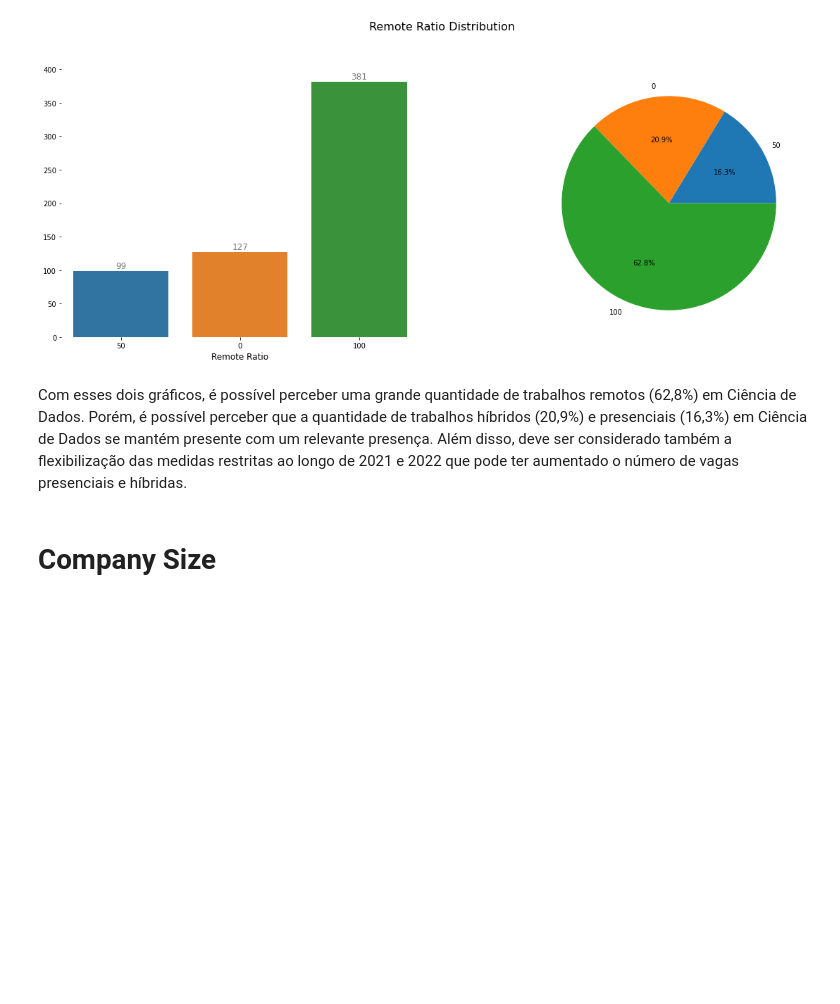
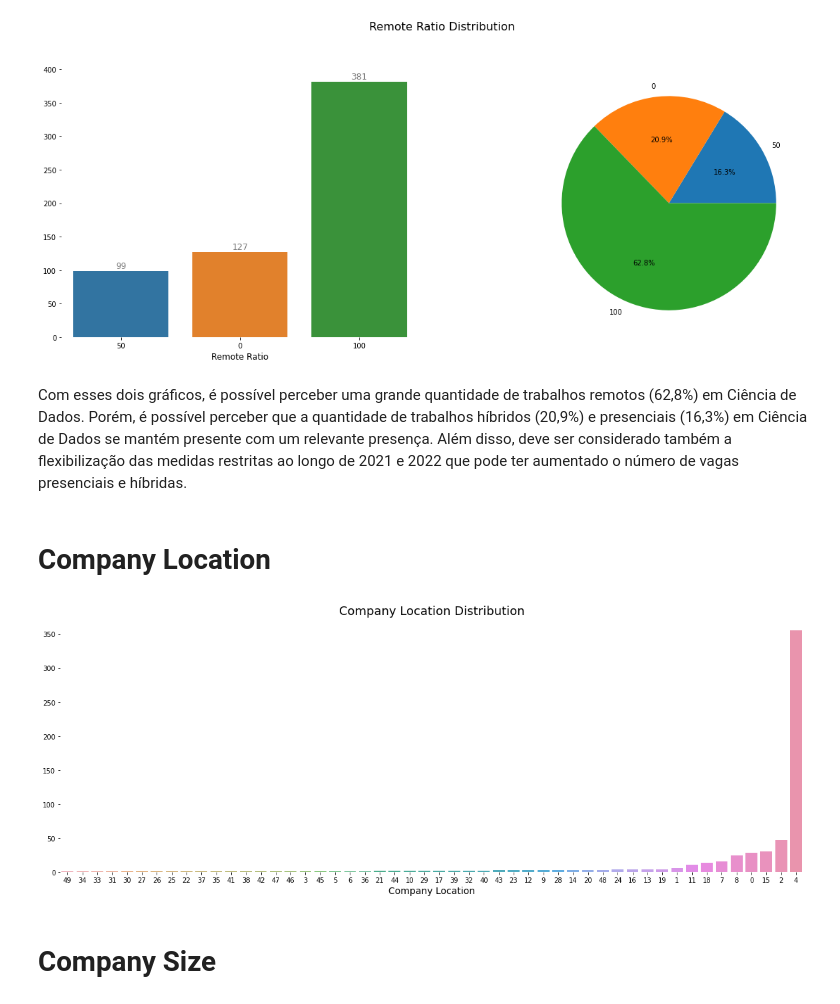
Before and after one commit to leotanaka4/ds-job-salaries, a Jupyter notebook: main.ipynb, the cells around one changed output. Saved outputs shown, nothing was run; the diff lists cells and outputs as text; code cells hidden in the pictures; blank space fills up the shorter version.

```diff
--- a/main.ipynb
+++ b/main.ipynb
@@ -608,6 +626,12 @@ univariate_multi_plot(x="remote_ratio", xlabel="Remote Ratio")
 [figure]
 # %% [markdown]
 Com esses dois gráficos, é possível perceber uma grande quantidade de trabalhos remotos (62,8%) em Ciência de Dados. Porém, é possível perceber que a quantidade de trabalhos híbridos (20,9%) e presenciais (16,3%) em Ciência de Dados se mantém presente com um relevante presença. Além disso, deve ser considerado também a flexibilização das medidas restritas ao longo de 2021 e 2022 que pode ter aumentado o número de vagas presenciais e híbridas.
+# %% [markdown]
+# Company Location
+# %%
+univariate_single_plot(x="company_location", xlabel="Company Location")
+# %% [output]
+[figure, added]
 # %% [markdown]
 # Company Size
 # %%
```
Also changed, not shown: parts of 18 cells of this notebook.
